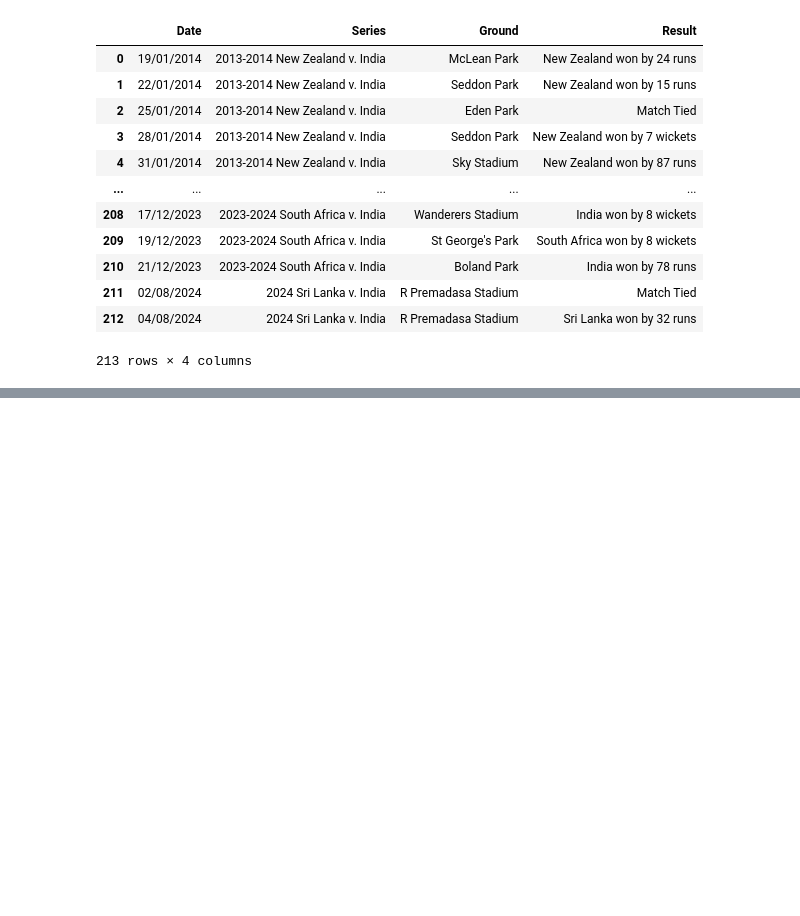
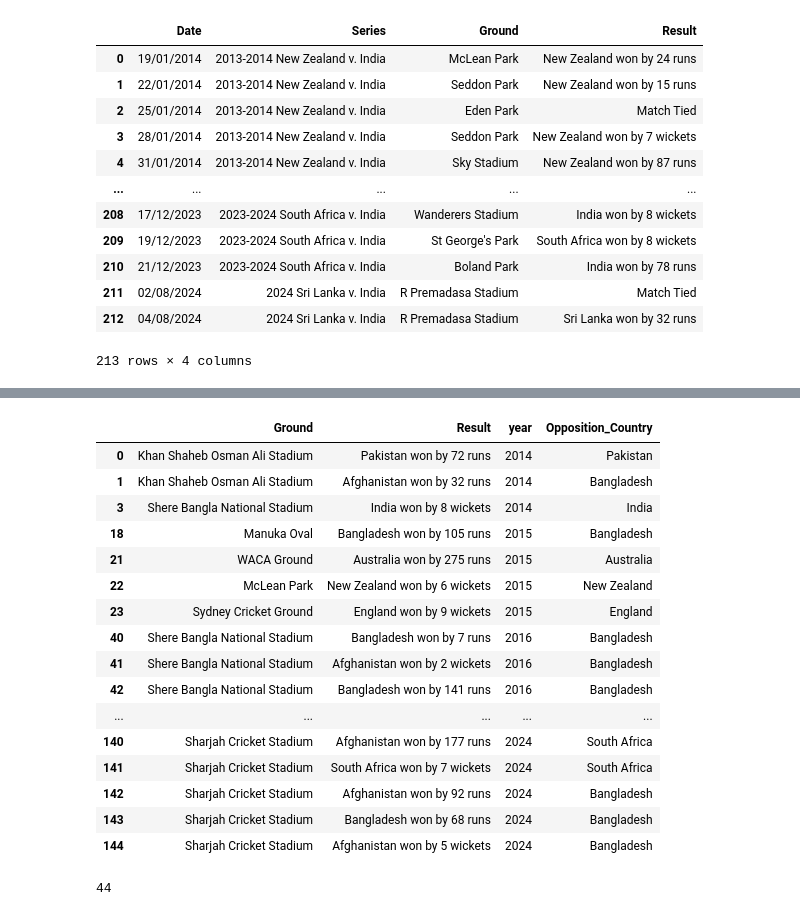
Before and after one commit to Guneet009/win_predictor01, a Jupyter notebook: data.ipynb, the cells around one changed output, grey strips where cells are left out. Cells and saved outputs as stored; diff of their text form; code cells hidden in the pictures; blank space fills up the shorter version.

```diff
--- a/data.ipynb
+++ b/data.ipynb
@@ -161,0 +182,2 @@ ind_data.to_csv("D:\predictor01\data\\ind_data.csv",index=False)
+# %%
+aus_data.drop(columns=['Date'],axis=1,inplace=True)
@@ -161,0 +200,30 @@ ind_data.to_csv("D:\predictor01\data\\ind_data.csv",index=False)
+# %%
+aus_data['Opposition_Country'] = aus_data['Series'].str.extract(r'\b(England|India|Australia|South Africa|Bangladesh|Pakistan|New Zealand)\b', expand=False)
+# %%
+aus_data.drop(columns=['Series'],axis=1,inplace=True)
+# %%
+aus_data.dropna(inplace=True)
+# %%
+aus_data
+# %% [output]
+|  | Ground | Result | year | Opposition_Country |
+| 0 | Khan Shaheb Osman Ali Stadium | Pakistan won by 72 runs | 2014 | Pakistan |
+| 1 | Khan Shaheb Osman Ali Stadium | Afghanistan won by 32 runs | 2014 | Bangladesh |
+| 3 | Shere Bangla National Stadium | India won by 8 wickets | 2014 | India |
+| 18 | Manuka Oval | Bangladesh won by 105 runs | 2015 | Bangladesh |
+| 21 | WACA Ground | Australia won by 275 runs | 2015 | Australia |
+| 22 | McLean Park | New Zealand won by 6 wickets | 2015 | New Zealand |
+| 23 | Sydney Cricket Ground | England won by 9 wickets | 2015 | England |
+| 40 | Shere Bangla National Stadium | Bangladesh won by 7 runs | 2016 | Bangladesh |
+| 41 | Shere Bangla National Stadium | Afghanistan won by 2 wickets | 2016 | Bangladesh |
+| 42 | Shere Bangla National Stadium | Bangladesh won by 141 runs | 2016 | Bangladesh |
+| ... | ... | ... | ... | ... |
+| 140 | Sharjah Cricket Stadium | Afghanistan won by 177 runs | 2024 | South Africa |
+| 141 | Sharjah Cricket Stadium | South Africa won by 7 wickets | 2024 | South Africa |
+| 142 | Sharjah Cricket Stadium | Afghanistan won by 92 runs | 2024 | Bangladesh |
+| 143 | Sharjah Cricket Stadium | Bangladesh won by 68 runs | 2024 | Bangladesh |
+| 144 | Sharjah Cricket Stadium | Afghanistan won by 5 wickets | 2024 | Bangladesh |
+# %%
+len(aus_data)
+# %% [output]
+44
```
Also changed, not shown: parts of 33 cells of this notebook, 12 other files.
